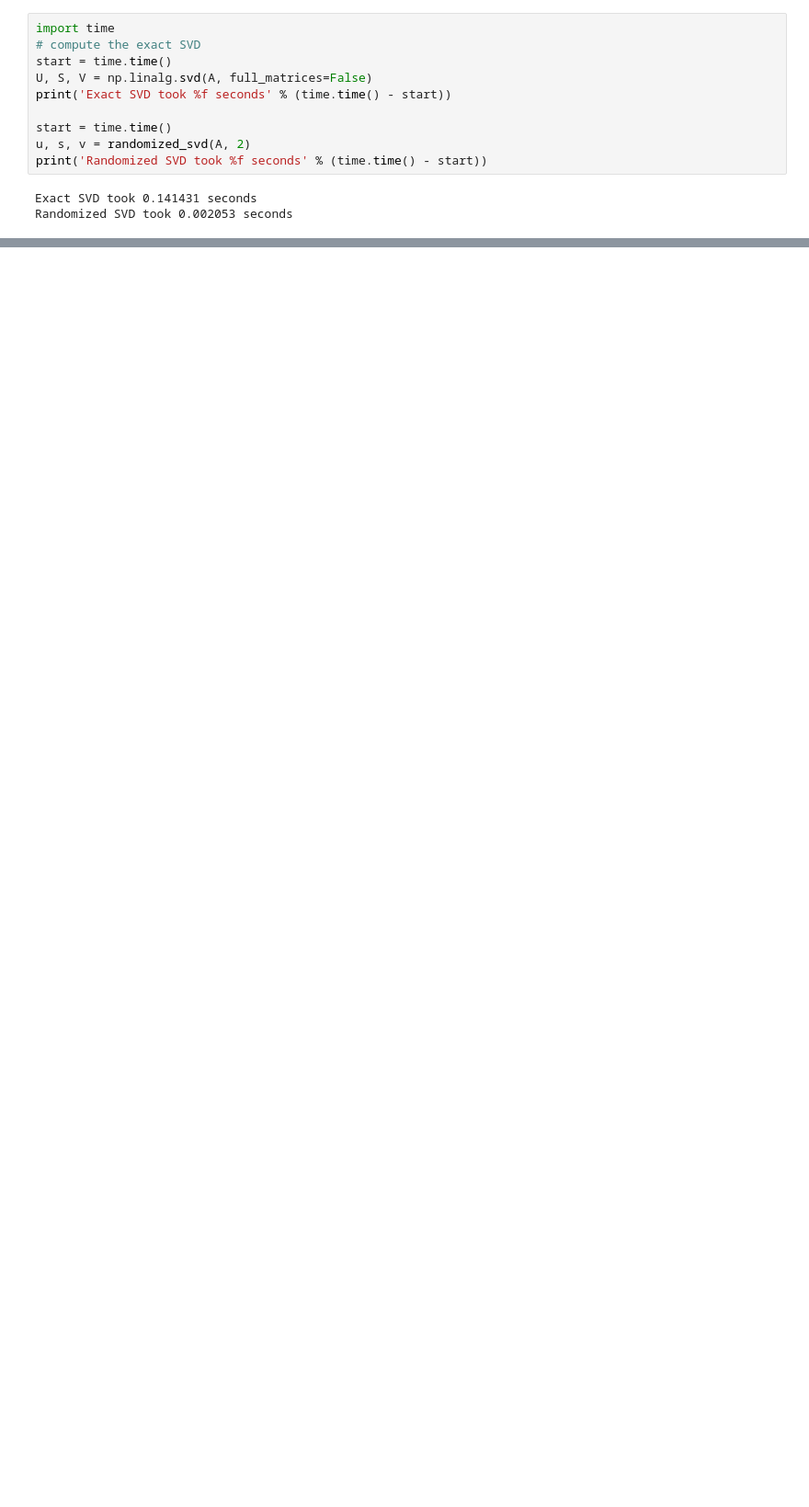
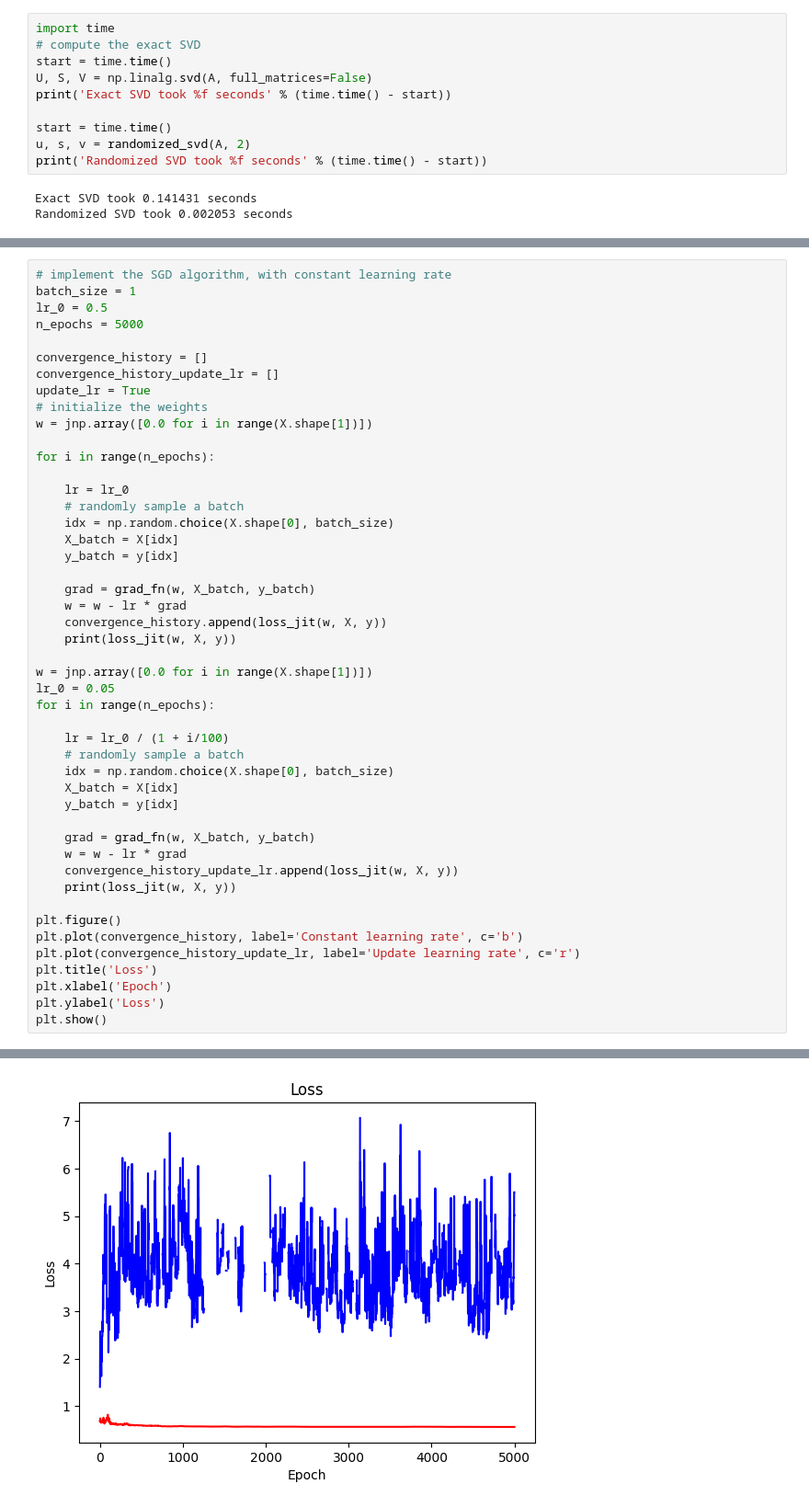
Before and after one commit to biromiro/polimi-naml, a Jupyter notebook: exams/exam200123/sol.ipynb, the cells around one changed output, grey strips where cells are left out. Shown: that part at 92% size. Drawn from its saved outputs; the diff is of its cells as text; blank space fills up the shorter version.

```diff
--- a/exams/exam200123/sol.ipynb
+++ b/exams/exam200123/sol.ipynb
@@ -151,0 +221,48 @@ Randomized SVD took 0.002053 seconds
+# %%
+# implement the SGD algorithm, with constant learning rate
+batch_size = 1
+lr_0 = 0.5
+n_epochs = 5000
+
+convergence_history = []
+convergence_history_update_lr = []
+update_lr = True
+# initialize the weights
+w = jnp.array([0.0 for i in range(X.shape[1])])
+
+for i in range(n_epochs):
+
+    lr = lr_0
+    # randomly sample a batch
+    idx = np.random.choice(X.shape[0], batch_size)
+    X_batch = X[idx]
+    y_batch = y[idx]
+
+    grad = grad_fn(w, X_batch, y_batch)
+    w = w - lr * grad
+    convergence_history.append(loss_jit(w, X, y))
+    print(loss_jit(w, X, y))
+
+w = jnp.array([0.0 for i in range(X.shape[1])])
+lr_0 = 0.05
+for i in range(n_epochs):
+
+    lr = lr_0 / (1 + i/100)
+    # randomly sample a batch
+    idx = np.random.choice(X.shape[0], batch_size)
+    X_batch = X[idx]
+    y_batch = y[idx]
+
+    grad = grad_fn(w, X_batch, y_batch)
+    w = w - lr * grad
+    convergence_history_update_lr.append(loss_jit(w, X, y))
+    print(loss_jit(w, X, y))
+
+plt.figure()
+plt.plot(convergence_history, label='Constant learning rate', c='b')
+plt.plot(convergence_history_update_lr, label='Update learning rate', c='r')
+plt.title('Loss')
+plt.xlabel('Epoch')
+plt.ylabel('Loss')
+plt.show()
+# %% [output]
@@ -151,0 +286 @@ Randomized SVD took 0.002053 seconds
+[figure, added]
```
Also changed, not shown: parts of 7 cells of this notebook, 11 other files.
